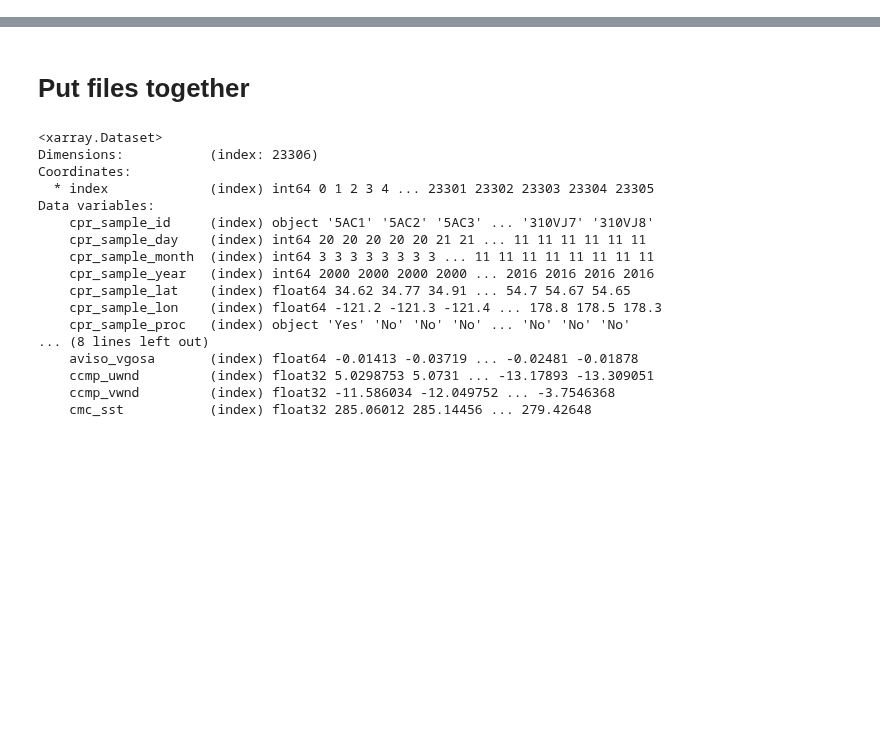
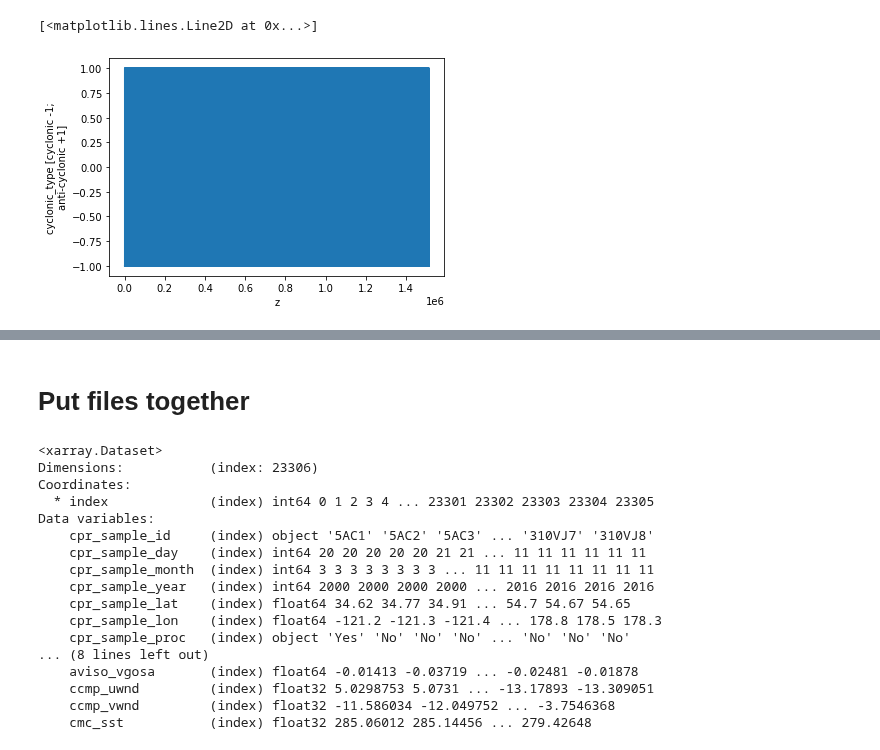
Before and after one commit to cgentemann/Biophysical, a Jupyter notebook: match cpr and eddy info and output file_updatexarray.ipynb, the cells around one changed output, grey strips where cells are left out. Cells and saved outputs as stored; diff of their text form; code cells hidden in the pictures; blank space fills up the shorter version.

Commit message:
fixed cyclonic values, rerun coll

```diff
--- a/match cpr and eddy info and output file_updatexarray.ipynb
+++ b/match cpr and eddy info and output file_updatexarray.ipynb
@@ -4,11 +4,11 @@ import numpy as np
 import matplotlib.pyplot as plt
 from math import cos, radians
 import xarray as xr
-
+import pandas as pd
 ####################you will need to change some paths here!#####################
 #list of input files
 filename_cpr='f:/data/project_data/NASA_biophysical/CPR_data/All CPR Sample catalogue.xlsx'
-filename_northpac_eddies='F:/data/project_data/NASA_biophysical/aviso/eddy_trajectory_19930101_20170106_north_pacific.nc'
+filename_northpac_eddies='F:/data/project_data/NASA_biophysical/aviso/eddy_trajectory_19930101_20170106_north_pacific_2020_10_06a.nc'
 filename_cpr_eddy='F:/data/project_data/NASA_biophysical/collocated_data/CPR/eddy_cpr_data_north_pacific.nc'
 filename_eddy='F:/data/project_data/NASA_biophysical/collocated_data/CPR/eddy_ranking_data_north_pacific.nc'
 #output files
@@ -55,3 +76,8 @@ ds_eddy
+# %%
+ds_eddy.cyclonic_type.plot()
+# %% [output]
+[<matplotlib.lines.Line2D at 0x...>]
+[figure, added]
 # %%
 ds_eddy_cpr = xr.open_dataset(filename_cpr_eddy)
 ds_eddy_cpr
```
Also changed, not shown: parts of 27 cells of this notebook, 1 other file.
